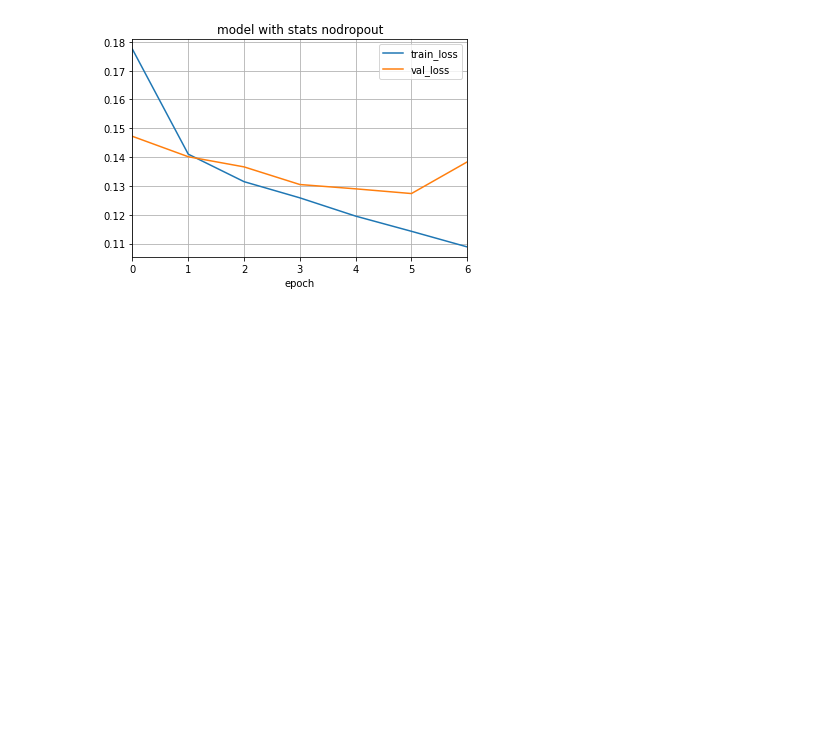
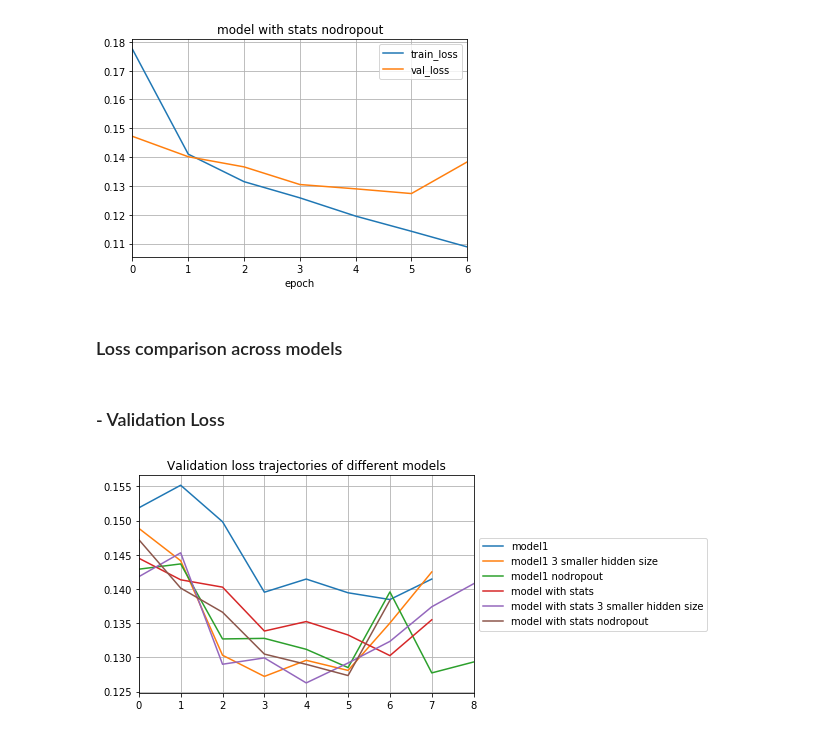
Before and after one commit to ShawnLYU/A-Hybrid-Approach-of-Insincere-Questions-Detection, a Jupyter notebook: jinny/loss_plots.ipynb, the cells around one changed output. Cells and saved outputs as stored; diff of their text form; code cells hidden in the pictures; blank space fills up the shorter version.

Commit message:
Added experiment comparison

```diff
--- a/jinny/loss_plots.ipynb
+++ b/jinny/loss_plots.ipynb
@@ -64,5 +64,7 @@ def plot_trajectories(subdir):
                  title=title,
                  legend=True,
                  grid=True)
+
+    return title, traj_df
 # %% [markdown]
 ## Plots
@@ -69,6 +73,8 @@ def plot_trajectories(subdir):
 # %%
+traj_dict = {}
 for subdir in subdirs:
-    plot_trajectories(subdir)
+    model_name, traj_df = plot_trajectories(subdir)
+    traj_dict[model_name] = traj_df
 # %% [output]
 [figure]
 [figure]
@@ -76,3 +82,30 @@ for subdir in subdirs:
 [figure]
 [figure]
 [figure]
+# %% [markdown]
+### Loss comparison across models
+# %%
+def plot_loss_comparison(loss_df, title):
+    figure, ax = plt.subplots()
+
+    loss_df.plot(ax=ax,
+                 title=title,
+                 legend=True,
+                 grid=True)
+
+    ax.legend(loc='center left', bbox_to_anchor=(1, 0.5))
+# %%
+val_loss_dict = {}
+train_loss_dict = {}
+for model_name, traj_df in traj_dict.items():
+    val_loss_dict[model_name] = list(traj_df['val_loss'].values)
+    train_loss_dict[model_name] = list(traj_df['train_loss'].values)
+# %% [markdown]
+### - Validation Loss
+# %%
+val_loss_df = pd.DataFrame.from_dict(val_loss_dict, orient='index')
+val_loss_df = val_loss_df.transpose()
+
+plot_loss_comparison(val_loss_df, 'Validation loss trajectories of different models')
+# %% [output]
+[figure, added]
```
Also changed, not shown: parts of 8 cells of this notebook.
